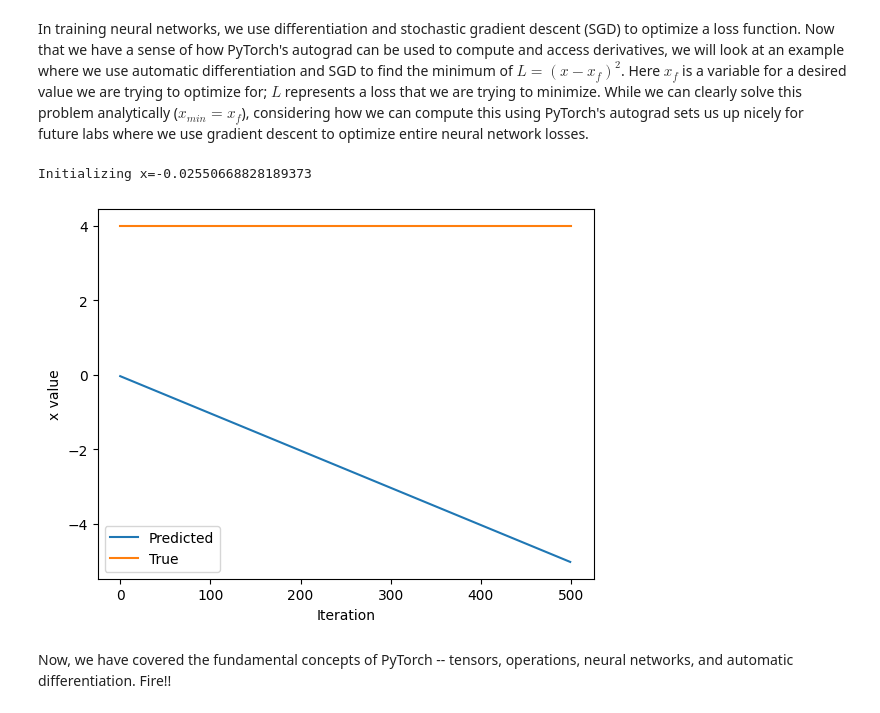
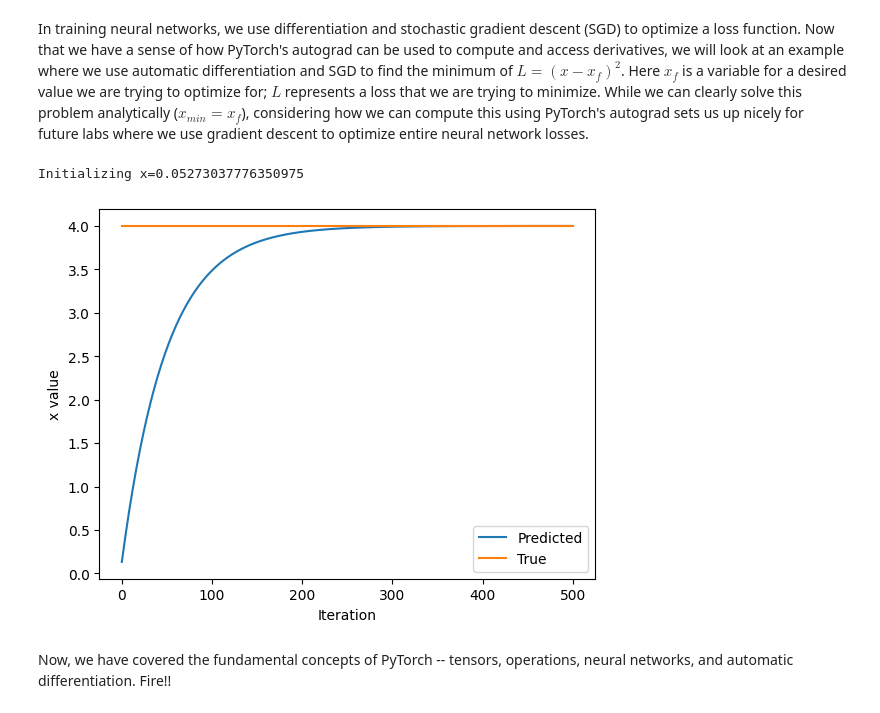
Before and after one commit to levystar/LaravelInstaller, a Jupyter notebook: lab1/PT_Part1_Intro.ipynb, the cells around one changed output. Saved outputs shown, nothing was run; the diff lists cells and outputs as text; code cells hidden in the pictures.

```diff
--- a/lab1/PT_Part1_Intro.ipynb
+++ b/lab1/PT_Part1_Intro.ipynb
@@ -341,35 +341,35 @@ x = torch.randn(1)
 print(f"Initializing x={x.item()}")
 
 learning_rate = 1e-2  # Learning rate
 history = []
 x_f = 4  # Target value
 
 
 # We will run gradient descent for a number of iterations. At each iteration, we compute the loss,
 #   compute the derivative of the loss with respect to x, and perform the update.
 for i in range(500):
     x = torch.tensor([x], requires_grad=True)
 
     # TODO: Compute the loss as the square of the difference between x and x_f
-    loss = (x - x_f)**3
+    loss = (x - x_f)**2
 
     # Backpropagate through the loss to compute gradients
     loss.backward()
 
     # Update x with gradient descent
     x = x.item() - learning_rate * x.grad
 
     history.append(x.item())
 
 # Plot the evolution of x as we optimize toward x_f!
 plt.plot(history)
 plt.plot([0, 500], [x_f, x_f])
 plt.legend(('Predicted', 'True'))
 plt.xlabel('Iteration')
 plt.ylabel('x value')
 plt.show()
 # %% [output]
-Initializing x=-0.02550668828189373
+Initializing x=0.05273037776350975
-[figure, old version]
+[figure, new version]
 # %% [markdown]
 Now, we have covered the fundamental concepts of PyTorch -- tensors, operations, neural networks, and automatic differentiation. Fire!!
```
